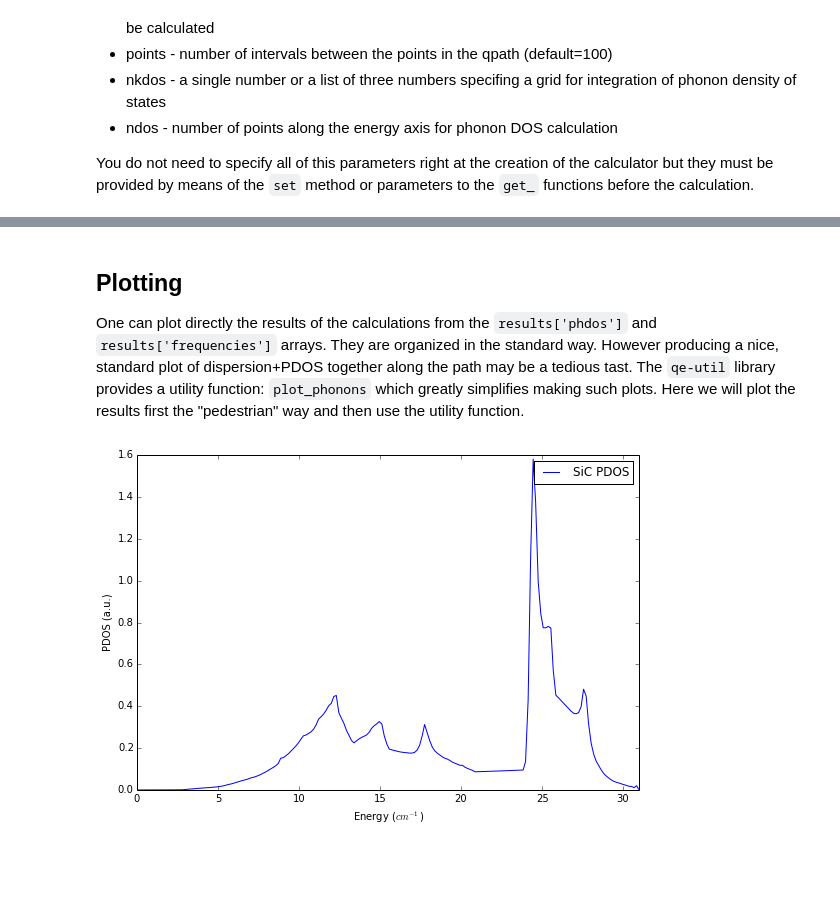
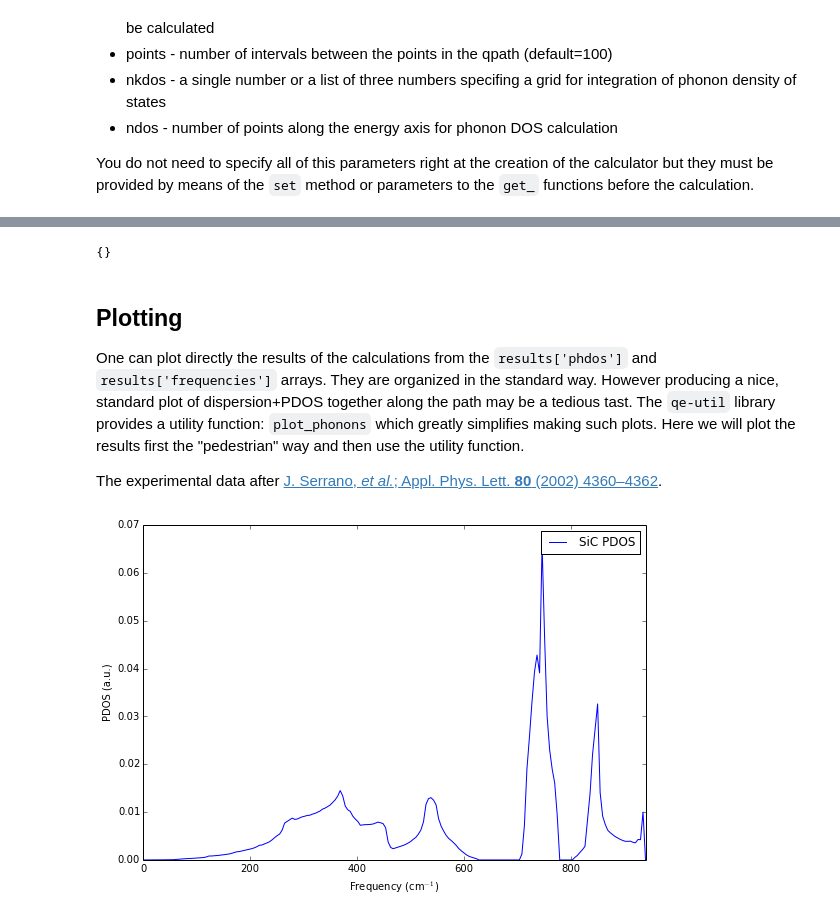
Before and after one commit to jochym/qe-doc, a Jupyter notebook: Lattice dynamics.ipynb, the cells around one changed output, grey strips where cells are left out. Saved outputs shown, nothing was run; the diff lists cells and outputs as text; code cells hidden in the pictures; blank space fills up the shorter version.

```diff
--- a/Lattice dynamics.ipynb
+++ b/Lattice dynamics.ipynb
@@ -52,9 +55,11 @@ You do not need to specify all of this parameters right at the creation of the c
 # %%
+
 # Create a Quantum Espresso calculator for our work.
 # This object encapsulates all parameters of the calculation,
 # not the system we are investigating.
-qe=QuantumEspresso(label='LatDyn',
-               kpts=[4,4,4],
+qe=RemoteQE(label='SiC-LatDyn',
+               kpts=[4,4,4],    # Sampling grid in the reciprocal space for the electronic calculation
+               qpts=[4,4,4],    # Sampling grid in the reciprocal space for the phonon calculation
                xc='pz',         # Exchange functional type in the name of the pseudopotentials
                pp_type='vbc',   # Variant of the pseudopotential
                pp_format='UPF', # Format of the pseudopotential files
@@ -117,3 +103,28 @@ qe.calculate(SiC,['energy','d2'])
+# %%
+# Setup parameters for the second and third step of the procedure as well as for plotting.
+
+# Several special points in the FCC lattice for conventional dispersion curves plot
+G1=[0,0,0]
+G2=[1,1,1]
+G3=[2,0,0]
+L=[1/2,1/2,1/2]
+W=[1,1/2,3/2]
+X1=[1,0,0]
+K=[sqrt(1/2),sqrt(1/2),0]
+X2=[1,1,0]
+
+# Set the path along which we would like to plot the phonon dispersion curves
+qpath=array([G1,X2,G2,L])
+# Name the special points for plotting
+qpname=[u'Γ','X',u'Γ','L']
+
+# Put the parameters into the calculator
+qe.set(qpath=qpath)       #   The path in the brillouin zone
+qe.set(points=300);       #   Number of plot points between the special points along the dispersion curves
+qe.set(nkdos=[15,15,15])      # Sampling grid in the reciprocal space for the PDOS integration
+qe.set(ndos=200);              # Number of data points alog dos curve
+# %% [output]
+{}
 # %%
 # Step 3 and 4
 qe.calculate(SiC,['phdos','frequencies'])
@@ -123,13 +134,15 @@ Plotting
 
 One can plot directly the results of the calculations from the `results['phdos']` and `results['frequencies']` arrays. They are organized in the standard way. However producing a nice, standard plot of dispersion+PDOS together along the path may be a tedious tast. The `qe-util` library provides a utility function: `plot_phonons` which greatly simplifies making such plots.
 Here we will plot the results first the "pedestrian" way and then use the utility function.
+
+The experimental data after [J. Serrano, *et al.*; Appl. Phys. Lett. **80** (2002) 4360–4362](http://dx.doi.org/10.1063/1.1484241).
 # %%
 # PDOS
 figsize(9,6)
 plot(qe.results['phdos'][0],qe.results['phdos'][1],label='SiC PDOS');
 xlim(0,max(qe.results['phdos'][0]))                    # Limit the x-axis
-xlabel('Energy ($cm^{-1}$)');                     # Put proper description on axis
+xlabel('Frequency (cm$^{-1}$)');                     # Put proper description on axis
 ylabel('PDOS (a.u.)')
 legend();
 # %% [output]
-[figure, old version]
+[figure, new version]
```
Also changed, not shown: parts of 12 cells of this notebook.
